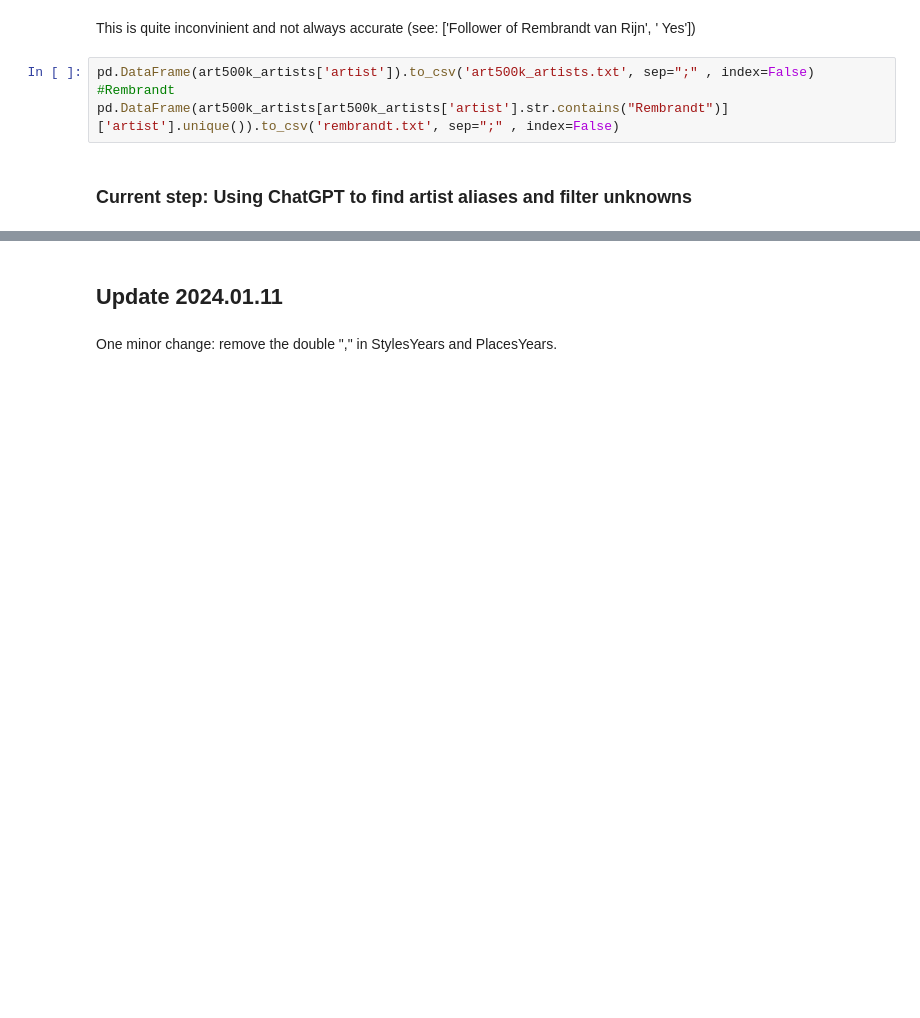
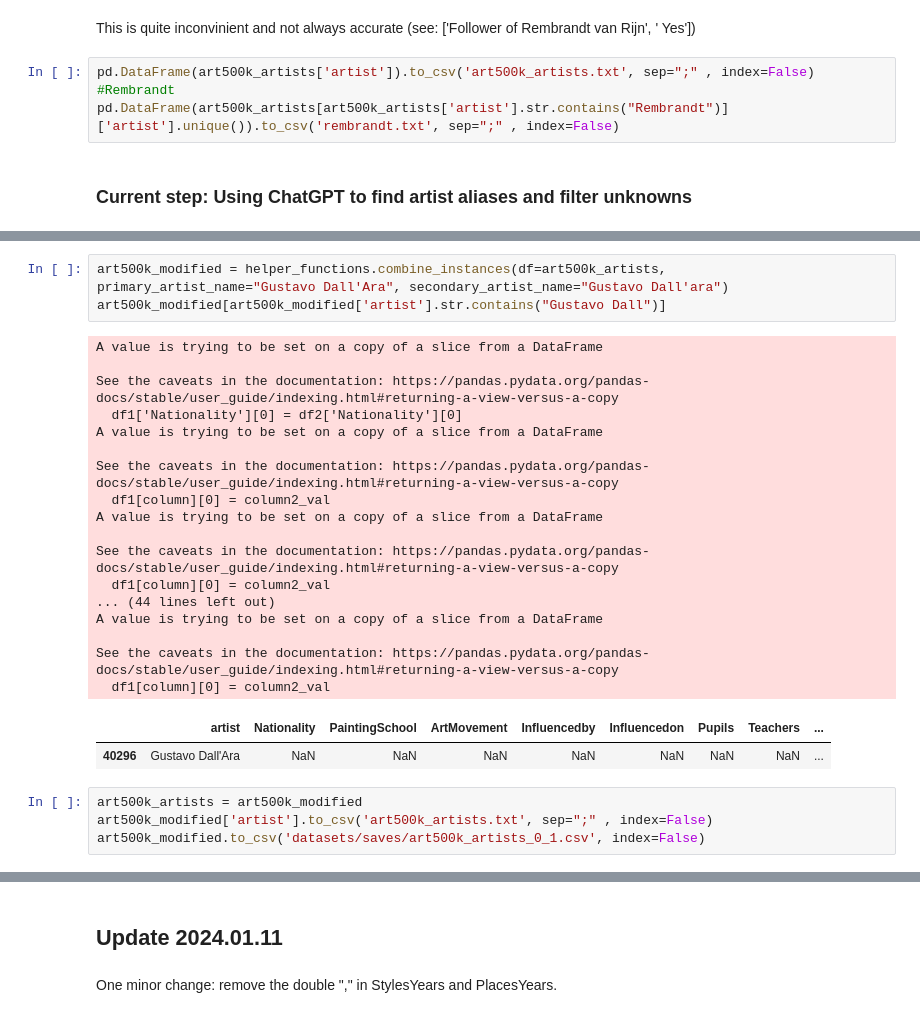
Before and after one commit to me9hanics/PainterPalette, a Jupyter notebook: art500k_updates.ipynb, the cells around one changed output, grey strips where cells are left out. Cells and saved outputs as stored; diff of their text form; blank space fills up the shorter version.

```diff
--- a/art500k_updates.ipynb
+++ b/art500k_updates.ipynb
@@ -282,0 +307,27 @@ pd.DataFrame(art500k_artists[art500k_artists['artist'].str.contains("Rembrandt")
+# %%
+art500k_modified = helper_functions.combine_instances(df=art500k_artists, primary_artist_name="Gustavo Dall'Ara", secondary_artist_name="Gustavo Dall'ara")
+art500k_modified[art500k_modified['artist'].str.contains("Gustavo Dall")]
+# %% [output]
+A value is trying to be set on a copy of a slice from a DataFrame
+
+See the caveats in the documentation: https://pandas.pydata.org/pandas-docs/stable/user_guide/indexing.html#returning-a-view-versus-a-copy
+  df1['Nationality'][0] = df2['Nationality'][0]
+A value is trying to be set on a copy of a slice from a DataFrame
+
+See the caveats in the documentation: https://pandas.pydata.org/pandas-docs/stable/user_guide/indexing.html#returning-a-view-versus-a-copy
+  df1[column][0] = column2_val
+A value is trying to be set on a copy of a slice from a DataFrame
+
+See the caveats in the documentation: https://pandas.pydata.org/pandas-docs/stable/user_guide/indexing.html#returning-a-view-versus-a-copy
+  df1[column][0] = column2_val
+... (44 lines left out)
+A value is trying to be set on a copy of a slice from a DataFrame
+
+See the caveats in the documentation: https://pandas.pydata.org/pandas-docs/stable/user_guide/indexing.html#returning-a-view-versus-a-copy
+  df1[column][0] = column2_val
+|  | artist | Nationality | PaintingSchool | ArtMovement | Influencedby | Influencedon | Pupils | Teachers | ... |
+| 40296 | Gustavo Dall'Ara | NaN | NaN | NaN | NaN | NaN | NaN | NaN | ... |
+# %%
+art500k_artists = art500k_modified
+art500k_modified['artist'].to_csv('art500k_artists.txt', sep=";" , index=False)
+art500k_modified.to_csv('datasets/saves/art500k_artists_0_1.csv', index=False)
```
Also changed, not shown: parts of 10 cells of this notebook.
